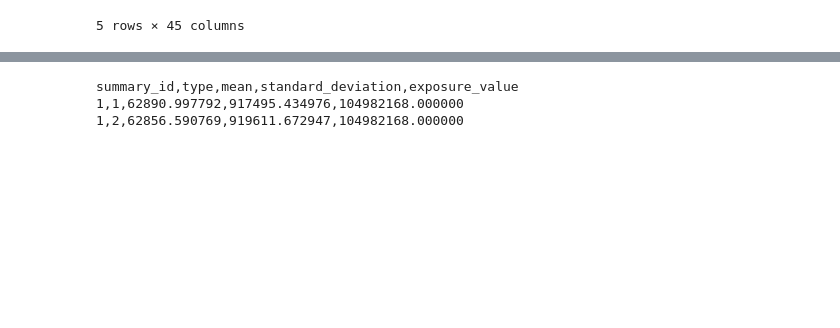
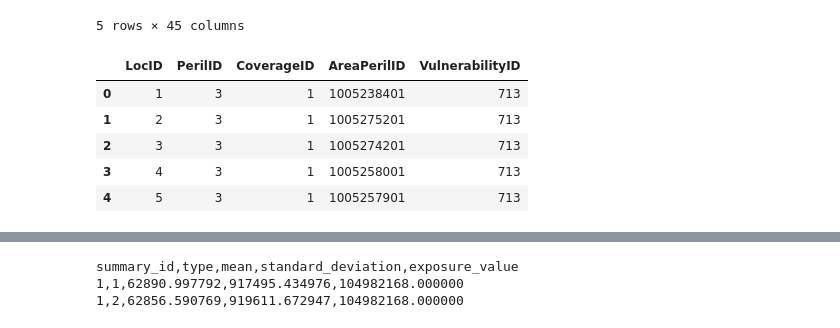
Before and after one commit to OasisLMF/ZurichWorkshop2018, a Jupyter notebook: excercise2.ipynb, the cells around one changed output, grey strips where cells are left out. Cells and saved outputs as stored; diff of their text form; code cells hidden in the pictures; blank space fills up the shorter version.

```diff
--- a/excercise2.ipynb
+++ b/excercise2.ipynb
@@ -395,6 +392,13 @@ all_dictionary.head()
 5 rows × 45 columns
 # %%
 success_dictionary = pd.read_csv(os.path.join(analysis_directory, "tmp", "oasiskeys.csv"))
-success_dictionary = success_dictionary.values
+success_dictionary.head()
+# %% [output]
+|  | LocID | PerilID | CoverageID | AreaPerilID | VulnerabilityID |
+| 0 | 1 | 3 | 1 | 1005238401 | 713 |
+| 1 | 2 | 3 | 1 | 1005275201 | 713 |
+| 2 | 3 | 3 | 1 | 1005274201 | 713 |
+| 3 | 4 | 3 | 1 | 1005258001 | 713 |
+| 4 | 5 | 3 | 1 | 1005257901 | 713 |
 # %%
 failure_dictionary = pd.read_csv(os.path.join(analysis_directory, "tmp", "oasiskeyserrors.csv"))
```
Also changed, not shown: parts of 7 cells of this notebook.
